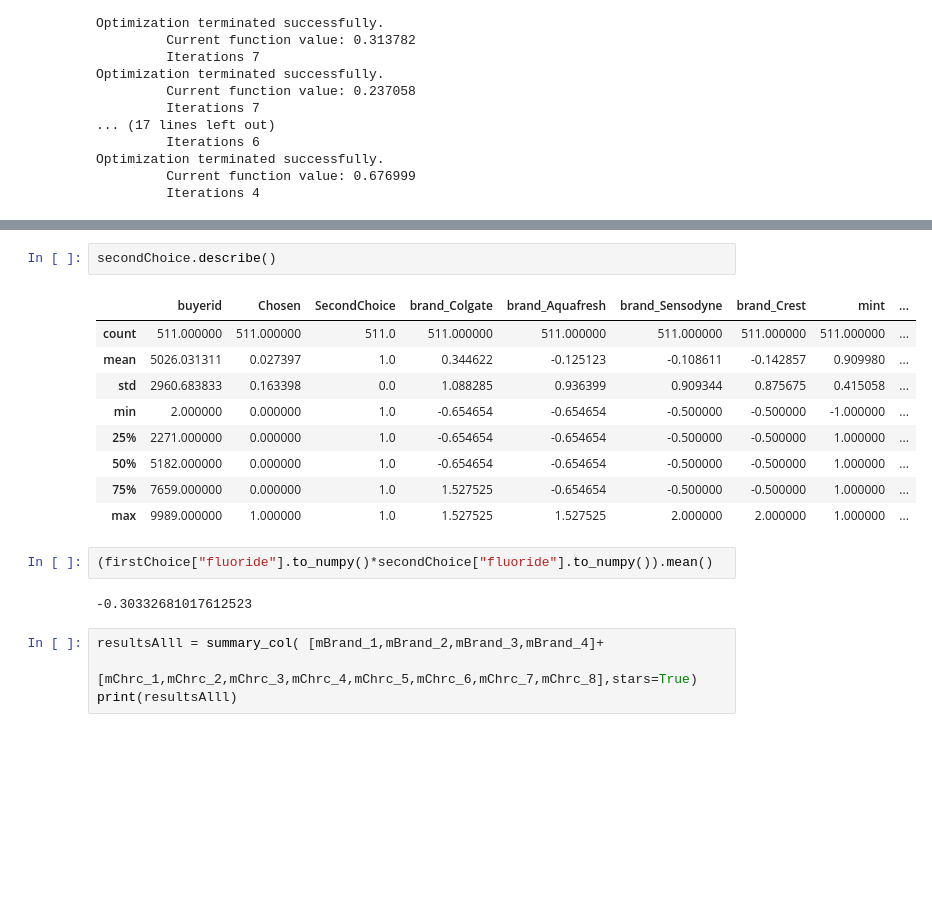
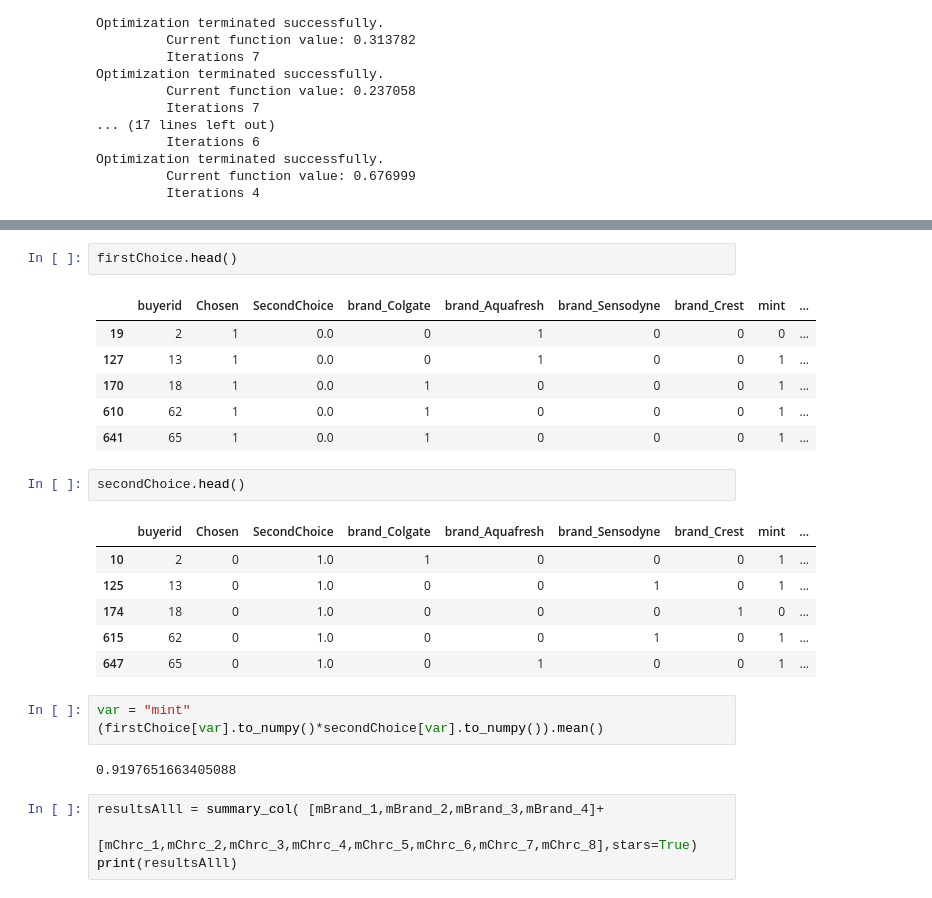
Before and after one commit to robamadour/ps2_IO2, a Jupyter notebook: Exploratory_analysis.ipynb, the cells around one changed output, grey strips where cells are left out. Cells and saved outputs as stored; diff of their text form; blank space fills up the shorter version.

```diff
--- a/Exploratory_analysis.ipynb
+++ b/Exploratory_analysis.ipynb
@@ -189,19 +197,26 @@ correlations
+# %%
+firstChoice.head()
+# %% [output]
+|  | buyerid | Chosen | SecondChoice | brand_Colgate | brand_Aquafresh | brand_Sensodyne | brand_Crest | mint | ... |
+| 19 | 2 | 1 | 0.0 | 0 | 1 | 0 | 0 | 0 | ... |
+| 127 | 13 | 1 | 0.0 | 0 | 1 | 0 | 0 | 1 | ... |
+| 170 | 18 | 1 | 0.0 | 1 | 0 | 0 | 0 | 1 | ... |
+| 610 | 62 | 1 | 0.0 | 1 | 0 | 0 | 0 | 1 | ... |
+| 641 | 65 | 1 | 0.0 | 1 | 0 | 0 | 0 | 1 | ... |
 # %%
-secondChoice.describe()
+secondChoice.head()
 # %% [output]
 |  | buyerid | Chosen | SecondChoice | brand_Colgate | brand_Aquafresh | brand_Sensodyne | brand_Crest | mint | ... |
-| count | 511.000000 | 511.000000 | 511.0 | 511.000000 | 511.000000 | 511.000000 | 511.000000 | 511.000000 | ... |
-| mean | 5026.031311 | 0.027397 | 1.0 | 0.344622 | -0.125123 | -0.108611 | -0.142857 | 0.909980 | ... |
-| std | 2960.683833 | 0.163398 | 0.0 | 1.088285 | 0.936399 | 0.909344 | 0.875675 | 0.415058 | ... |
-| min | 2.000000 | 0.000000 | 1.0 | -0.654654 | -0.654654 | -0.500000 | -0.500000 | -1.000000 | ... |
-| 25% | 2271.000000 | 0.000000 | 1.0 | -0.654654 | -0.654654 | -0.500000 | -0.500000 | 1.000000 | ... |
-| 50% | 5182.000000 | 0.000000 | 1.0 | -0.654654 | -0.654654 | -0.500000 | -0.500000 | 1.000000 | ... |
-| 75% | 7659.000000 | 0.000000 | 1.0 | 1.527525 | -0.654654 | -0.500000 | -0.500000 | 1.000000 | ... |
-| max | 9989.000000 | 1.000000 | 1.0 | 1.527525 | 1.527525 | 2.000000 | 2.000000 | 1.000000 | ... |
+| 10 | 2 | 0 | 1.0 | 1 | 0 | 0 | 0 | 1 | ... |
+| 125 | 13 | 0 | 1.0 | 0 | 0 | 1 | 0 | 1 | ... |
+| 174 | 18 | 0 | 1.0 | 0 | 0 | 0 | 1 | 0 | ... |
+| 615 | 62 | 0 | 1.0 | 0 | 0 | 1 | 0 | 1 | ... |
+| 647 | 65 | 0 | 1.0 | 0 | 1 | 0 | 0 | 1 | ... |
 # %%
-(firstChoice["fluoride"].to_numpy()*secondChoice["fluoride"].to_numpy()).mean()
+var = "mint"
+(firstChoice[var].to_numpy()*secondChoice[var].to_numpy()).mean()
 # %% [output]
--0.30332681017612523
+0.9197651663405088
 # %%
 resultsAlll = summary_col( [mBrand_1,mBrand_2,mBrand_3,mBrand_4]+
     [mChrc_1,mChrc_2,mChrc_3,mChrc_4,mChrc_5,mChrc_6,mChrc_7,mChrc_8],stars=True)
```
Also changed, not shown: parts of 1 cell of this notebook, 12 other files.
